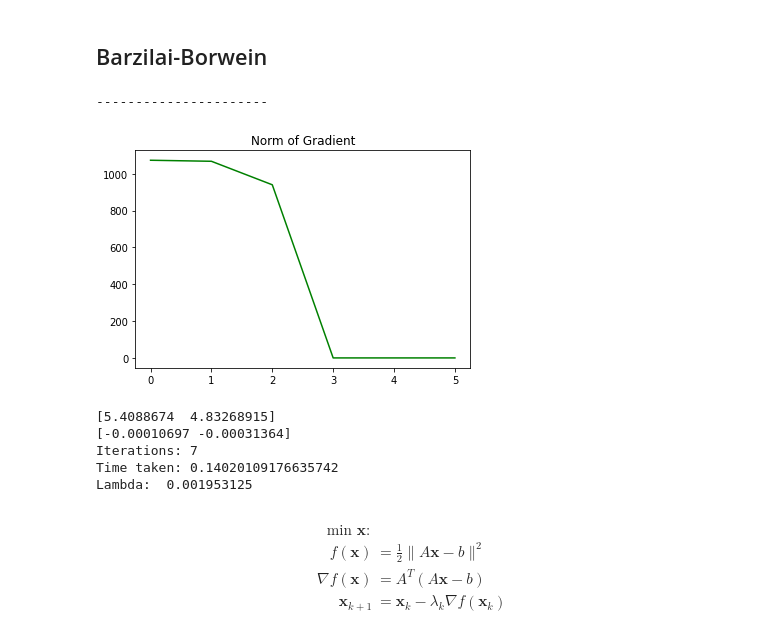
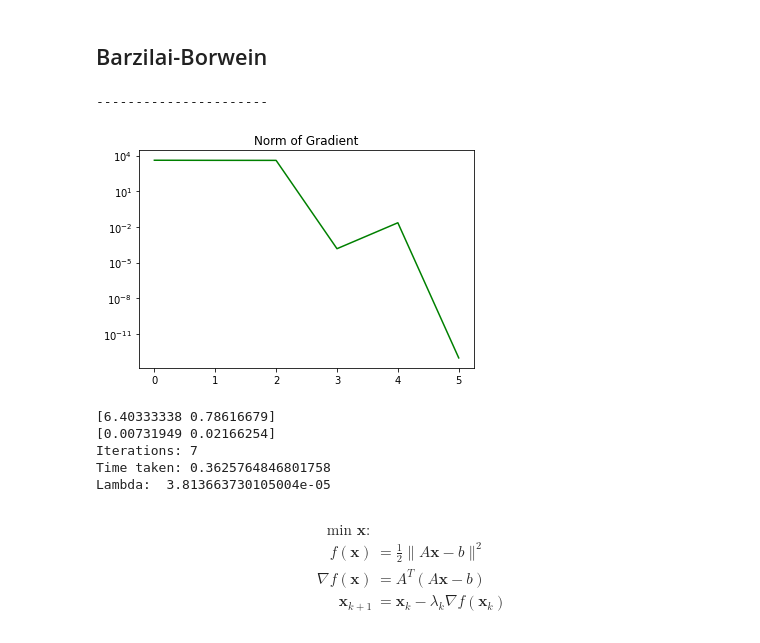
Before and after one commit to Swanchris/c_swan_research, a Jupyter notebook: Linear.ipynb, the cells around one changed output. Saved outputs shown, nothing was run; the diff lists cells and outputs as text; code cells hidden in the pictures.

```diff
--- a/Linear.ipynb
+++ b/Linear.ipynb
@@ -133,40 +105,41 @@ count =1
 while np.linalg.norm(f_grad(x1)) > 1e-6:
     lam_prev = lam
 #     min1 = np.sqrt(1 + theta)*lam
 #     min2 = (np.linalg.norm(x1 - x))/(2*np.linalg.norm(f_grad(x1) - f_grad(x)))
 #     print('min1:', min1)
 #     print('min2:', min2)
     lam = Lam_func(x1, x, f_grad)
 #     print('lambda: ',lam)
     Lambd.append(lam)
     temp = x1
     x1 = GD(x1, lam, f_grad)
 #     print('x1:', x1)
     x = temp
 #     print('x:', x)
 #     theta = (lam/lam_prev)
 #     print('theta:', theta)
     count += 1
     grad = np.linalg.norm(f_grad(x1))
 #     print('Gradient Norm:', grad)
     gr2.append(grad)
 print('----------------------')
 plt.plot(range(len(gr2)), gr2, c='g')
+plt.yscale('log')
 plt.title(label = 'Norm of Gradient')
 plt.show()
 print(x)
 print(f_grad(x))
 print('Iterations:', count)
 print('Time taken:', time.time() - current)
-print('Lambda: ', lamb)
+print('Lambda: ', lam)
 # %% [output]
 ----------------------
-[figure, old version]
+[figure, new version]
-[5.4088674  4.83268915]
-[-0.00010697 -0.00031364]
+[6.40333338 0.78616679]
+[0.00731949 0.02166254]
 Iterations: 7
-Time taken: 0.14020109176635742
-Lambda:  0.001953125
+Time taken: 0.3625764846801758
+Lambda:  3.813663730105004e-05
 # %% [markdown]
 \begin{align}
 \text{min } \mathbf{x}: \\
```
Also changed, not shown: parts of 19 cells of this notebook, 1 other file.
